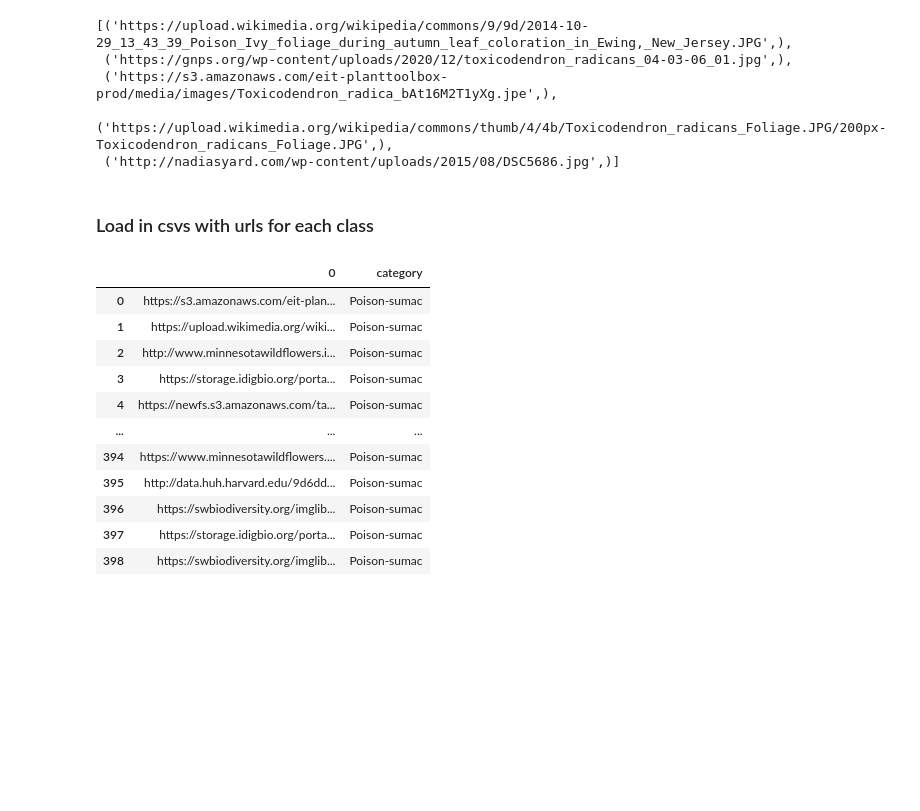
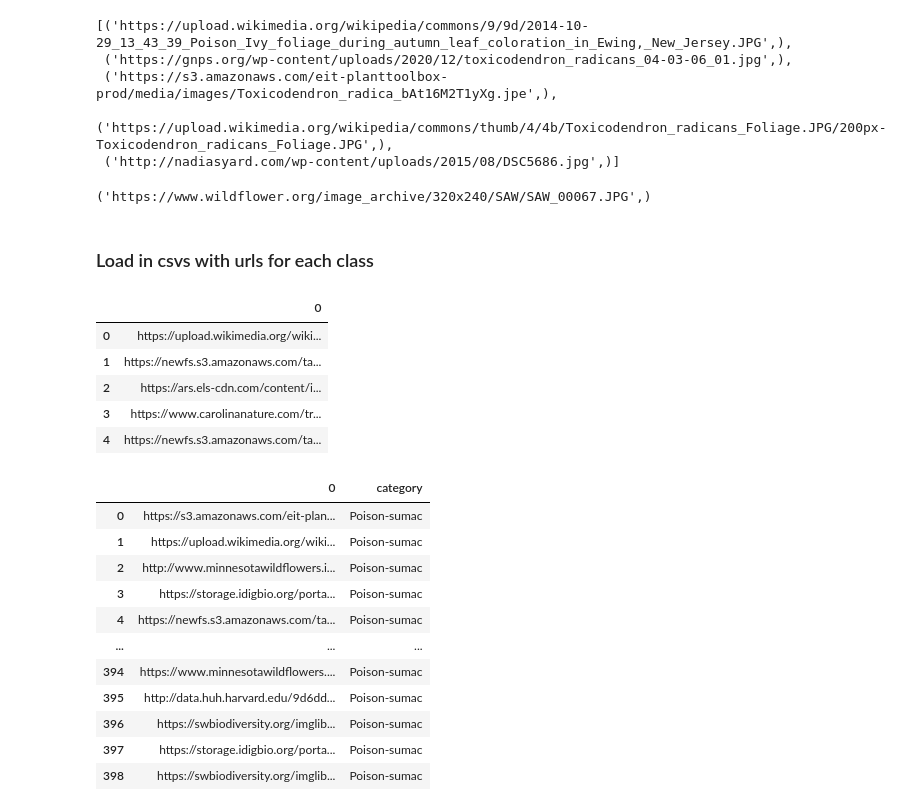
Before and after one commit to hans-elliott99/toxic-plant-classification, a Jupyter notebook: notebooks/poison-ivy-expl.ipynb, the cells around one changed output. Drawn from its saved outputs; the diff is of its cells as text; code cells hidden in the pictures; blank space fills up the shorter version.

Commit message:
Finish image scraping

```diff
--- a/notebooks/poison-ivy-expl.ipynb
+++ b/notebooks/poison-ivy-expl.ipynb
@@ -186,3 +186,7 @@ with open(f'../nontoxic_images/urls/nontoxics.csv', 'w', newline='') as fp:
+# %%
+nontoxics[11]
+# %% [output]
+('https://www.wildflower.org/image_archive/320x240/SAW/SAW_00067.JPG',)
 # %% [markdown]
 ### Load in csvs with urls for each class
 # %%
@@ -193,6 +197,16 @@ east_poisoak = pd.read_csv("../toxic_images/urls/eastern-poison-oak.csv", encodi
 west_poisoak = pd.read_csv("../toxic_images/urls/western-poison-oak.csv", encoding="latin-1",header=None)
 poison_sumac = pd.read_csv("../toxic_images/urls/poison-sumac.csv", encoding="latin-1", header=None)
 nontoxics = pd.read_csv("../nontoxic_images/urls/nontoxics.csv", encoding="latin-1", header=None)
+# %%
+nontoxics[0] = nontoxics[0].str.replace('"', "")
+nontoxics.head()
+# %% [output]
+|  | 0 |
+| 0 | https://upload.wikimedia.org/wiki... |
+| 1 | https://newfs.s3.amazonaws.com/ta... |
+| 2 | https://ars.els-cdn.com/content/i... |
+| 3 | https://www.carolinanature.com/tr... |
+| 4 | https://newfs.s3.amazonaws.com/ta... |
 # %%
 # Add a categort column in case of merge
 df_list = [east_poisivy, west_poisivy, east_poisoak, west_poisoak, poison_sumac, nontoxics]
```
Also changed, not shown: parts of 8 cells of this notebook.
